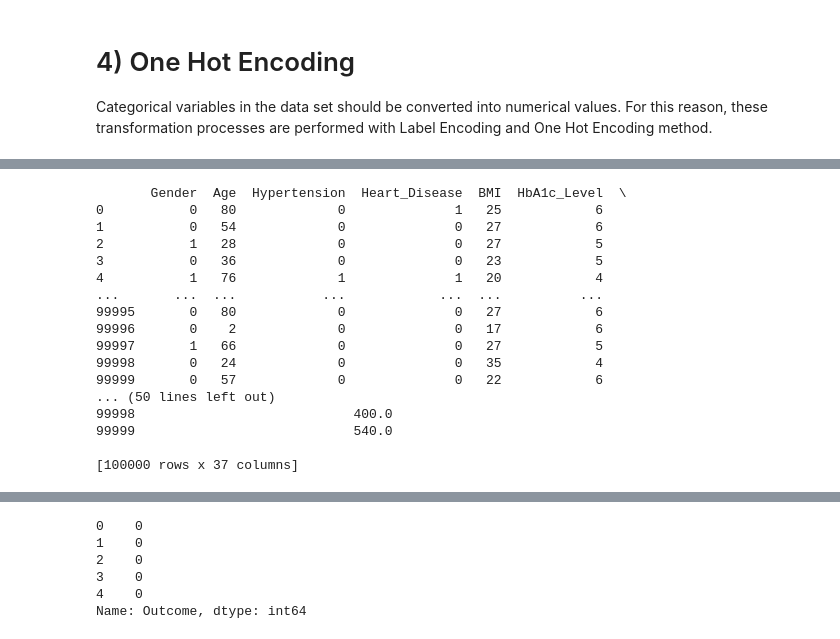
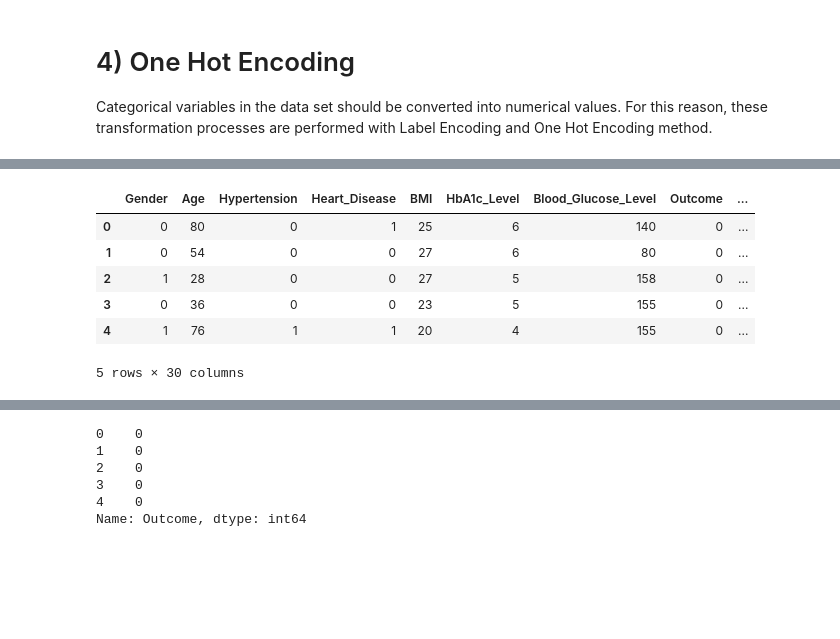
Before and after one commit to tehhanyi/INF2008-Machine-Learning-Project, a Jupyter notebook: Diabetes_Prediction_Edited.ipynb, the cells around one changed output, grey strips where cells are left out. Cells and saved outputs as stored; diff of their text form; code cells hidden in the pictures; blank space fills up the shorter version.

```diff
--- a/Diabetes_Prediction_Edited.ipynb
+++ b/Diabetes_Prediction_Edited.ipynb
@@ -422,36 +375,25 @@ print(df_encoded)
 # %%
 # Select features for polynomial transformation
 poly_features = ["Age", "BMI", "HbA1c_Level", "Blood_Glucose_Level"]
 poly = PolynomialFeatures(degree=2, interaction_only=True, include_bias=False)
 
 # Transform data
-poly_transformed = poly.fit_transform(df_encoded[poly_features])
+poly_transformed = poly.fit_transform(df_fe[poly_features])
 
 # Convert to DataFrame and rename columns
 poly_columns = poly.get_feature_names_out(poly_features)
-df_poly = pd.DataFrame(poly_transformed, columns=poly_columns, index=df_encoded.index)
-
+df_poly = pd.DataFrame(poly_transformed, columns=poly_columns, index=df_fe.index)
+df_poly.drop(poly_features, axis=1, inplace=True)
 # Concatenate with main dataframe
-df_encoded = pd.concat([df_encoded, df_poly], axis=1)
+df = pd.concat([df_fe, df_poly], axis=1)
 
 # Display first few rows
-df_encoded.head()
-print(df_encoded)
+df.head()
 # %% [output]
+|  | Gender | Age | Hypertension | Heart_Disease | BMI | HbA1c_Level | Blood_Glucose_Level | Outcome | ... |
+| 0 | 0 | 80 | 0 | 1 | 25 | 6 | 140 | 0 | ... |
+| 1 | 0 | 54 | 0 | 0 | 27 | 6 | 80 | 0 | ... |
+| 2 | 1 | 28 | 0 | 0 | 27 | 5 | 158 | 0 | ... |
+| 3 | 0 | 36 | 0 | 0 | 23 | 5 | 155 | 0 | ... |
+| 4 | 1 | 76 | 1 | 1 | 20 | 4 | 155 | 0 | ... |
-       Gender  Age  Hypertension  Heart_Disease  BMI  HbA1c_Level  \
-0           0   80             0              1   25            6
-1           0   54             0              0   27            6
-2           1   28             0              0   27            5
-3           0   36             0              0   23            5
-4           1   76             1              1   20            4
-...       ...  ...           ...            ...  ...          ...
-99995       0   80             0              0   27            6
-99996       0    2             0              0   17            6
-99997       1   66             0              0   27            5
-99998       0   24             0              0   35            4
-99999       0   57             0              0   22            6
-... (50 lines left out)
-99998                            400.0
-99999                            540.0
-
-[100000 rows x 37 columns]
+5 rows × 30 columns
```
Also changed, not shown: parts of 34 cells of this notebook.
